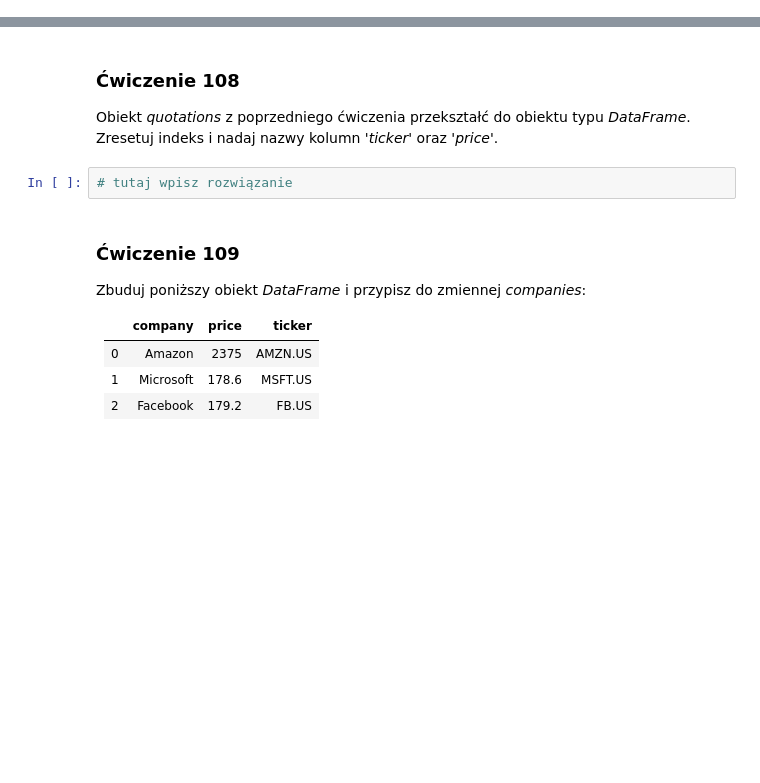
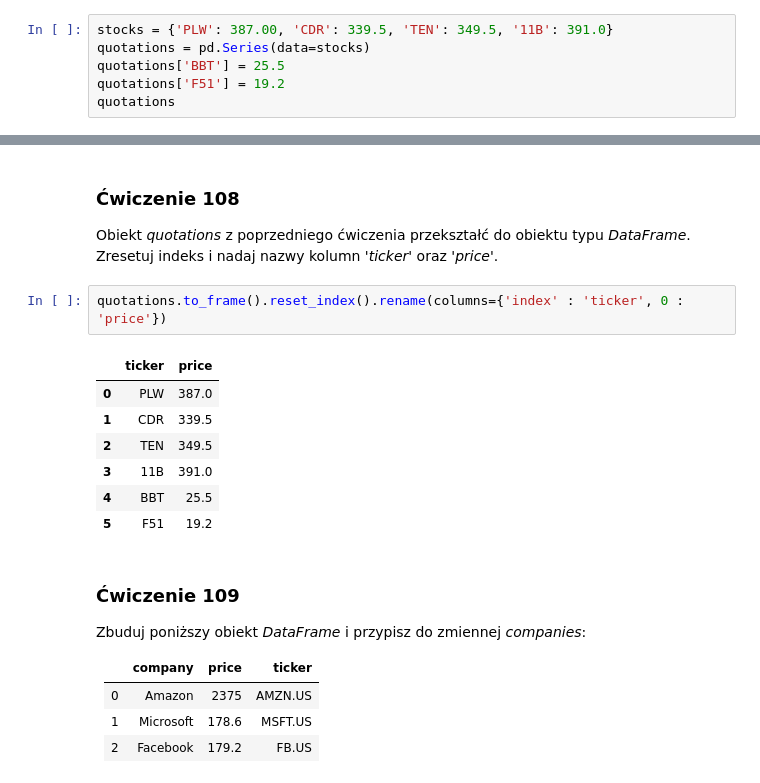
Before and after one commit to Krzesimir13/Data-Science, a Jupyter notebook: 101_110_exercises.ipynb, the cells around one changed output, grey strips where cells are left out. Cells and saved outputs as stored; diff of their text form; blank space fills up the shorter version.

```diff
--- a/101_110_exercises.ipynb
+++ b/101_110_exercises.ipynb
@@ -148,0 +205,6 @@ dtype: float64
+# %%
+stocks = {'PLW': 387.00, 'CDR': 339.5, 'TEN': 349.5, '11B': 391.0}
+quotations = pd.Series(data=stocks)
+quotations['BBT'] = 25.5
+quotations['F51'] = 19.2
+quotations
@@ -149,8 +220,16 @@ dtype: float64
 # %% [markdown]
 ### <a name='8'></a> Ćwiczenie 108
 Obiekt _quotations_ z poprzedniego ćwiczenia przekształć do obiektu typu _DataFrame_. Zresetuj indeks i nadaj nazwy kolumn '_ticker_' oraz _'price'_.
-# %%
-# tutaj wpisz rozwiązanie
+# %%
+quotations.to_frame().reset_index().rename(columns={'index' : 'ticker', 0 : 'price'})
+# %% [output]
+|  | ticker | price |
+| 0 | PLW | 387.0 |
+| 1 | CDR | 339.5 |
+| 2 | TEN | 349.5 |
+| 3 | 11B | 391.0 |
+| 4 | BBT | 25.5 |
+| 5 | F51 | 19.2 |
 # %% [markdown]
 ### <a name='9'></a> Ćwiczenie 109
 Zbuduj poniższy obiekt _DataFrame_ i przypisz do zmiennej _companies_:
```
Also changed, not shown: parts of 27 cells of this notebook.
